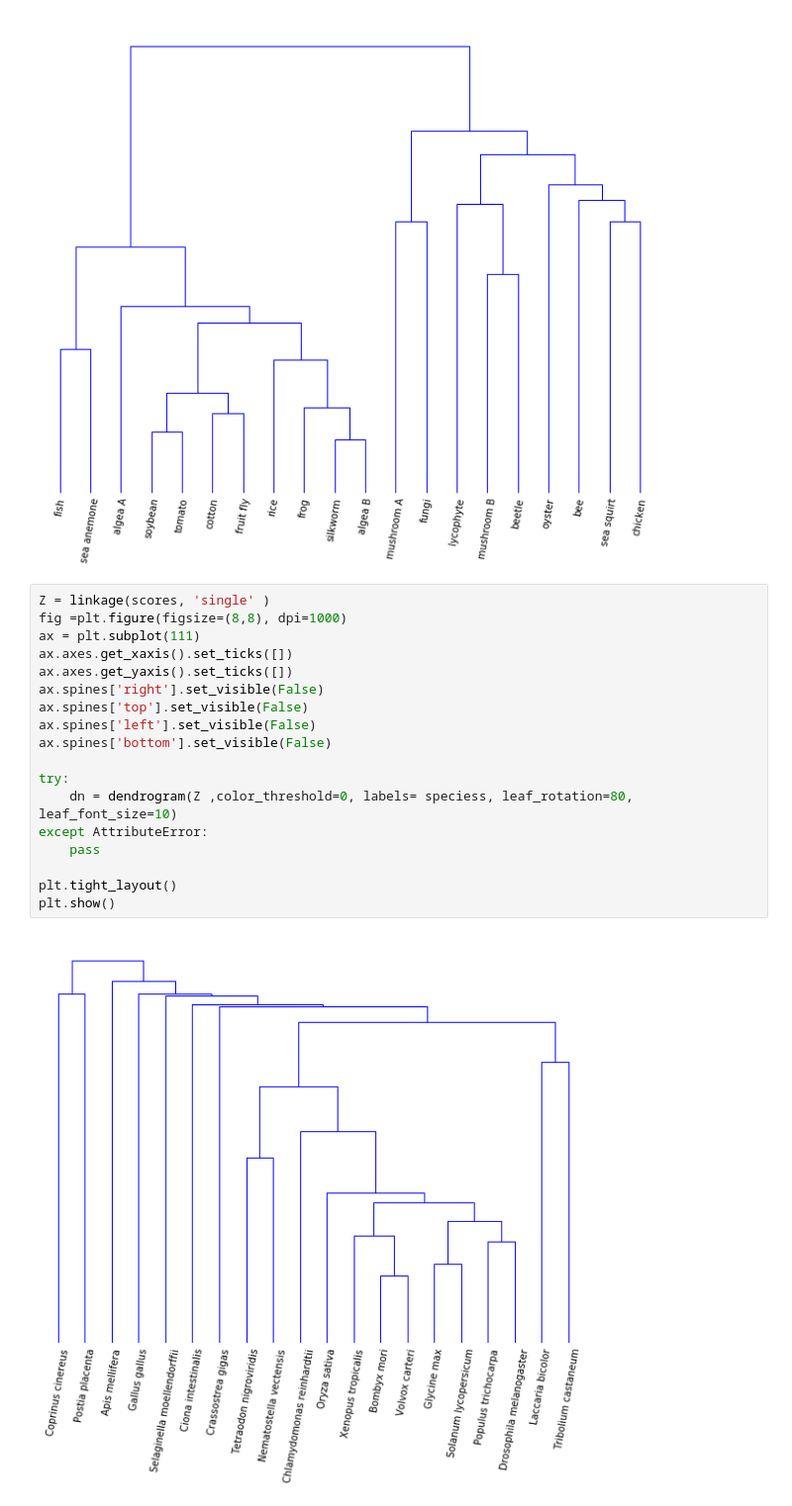
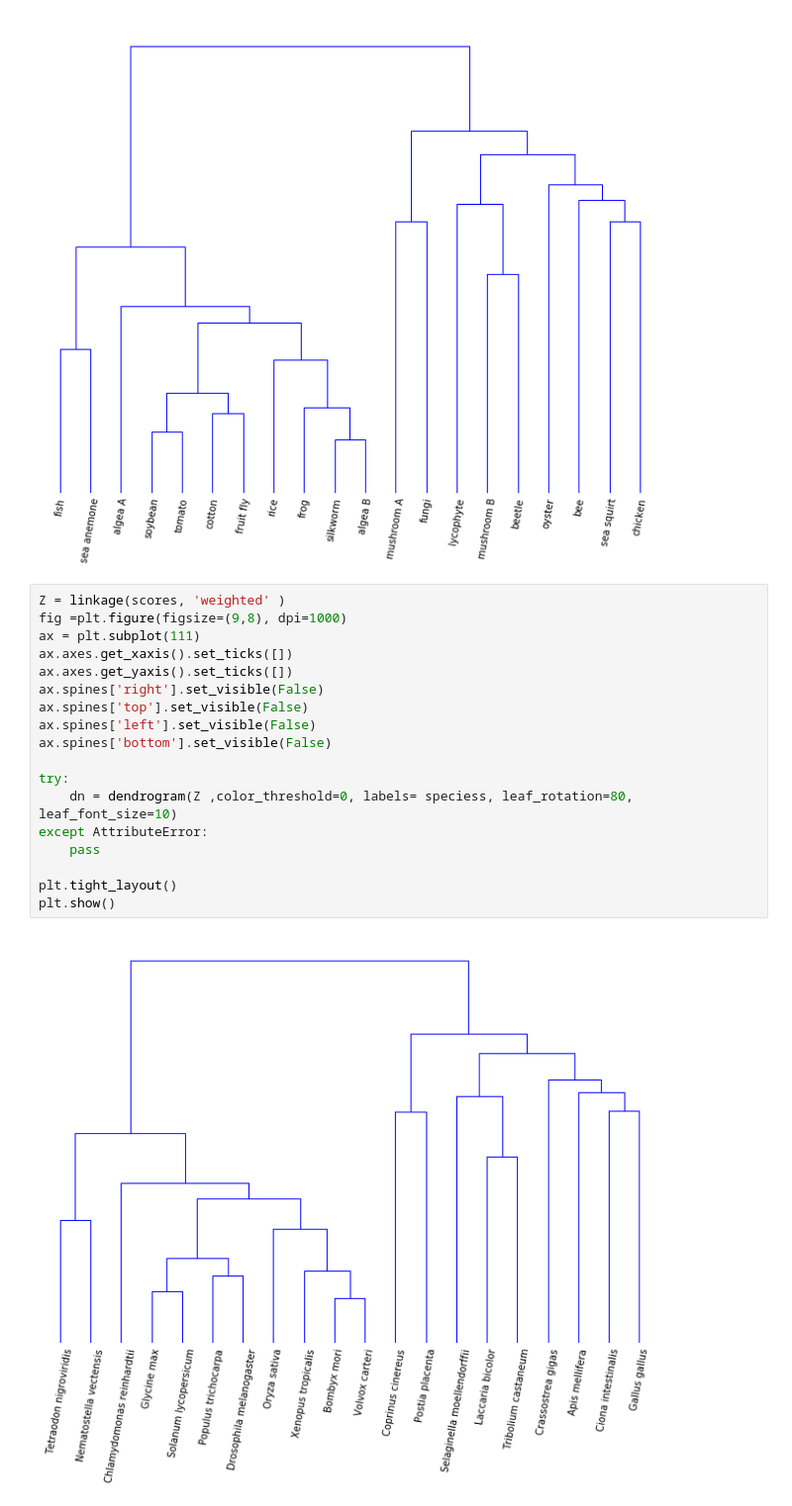
Before and after one commit to khuang28jhu/IMPB-Chen-Lab, a Jupyter notebook: 7_5_16.ipynb, the cells around one changed output. Shown at 99% size. Saved outputs shown, nothing was run; the diff lists cells and outputs as text.

```diff
--- a/7_5_16.ipynb
+++ b/7_5_16.ipynb
@@ -146,22 +146,22 @@ plt.show()
 # %% [output]
 [figure]
 # %%
-Z = linkage(scores, 'single' )
-fig =plt.figure(figsize=(8,8), dpi=1000)
+Z = linkage(scores, 'weighted' )
+fig =plt.figure(figsize=(9,8), dpi=1000)
 ax = plt.subplot(111)
 ax.axes.get_xaxis().set_ticks([])
 ax.axes.get_yaxis().set_ticks([])
 ax.spines['right'].set_visible(False)
 ax.spines['top'].set_visible(False)
 ax.spines['left'].set_visible(False)
 ax.spines['bottom'].set_visible(False)
 
 try:
     dn = dendrogram(Z ,color_threshold=0, labels= speciess, leaf_rotation=80, leaf_font_size=10)
 except AttributeError:
     pass
 
 plt.tight_layout()
 plt.show()
 # %% [output]
-[figure, old version]
+[figure, new version]
```
